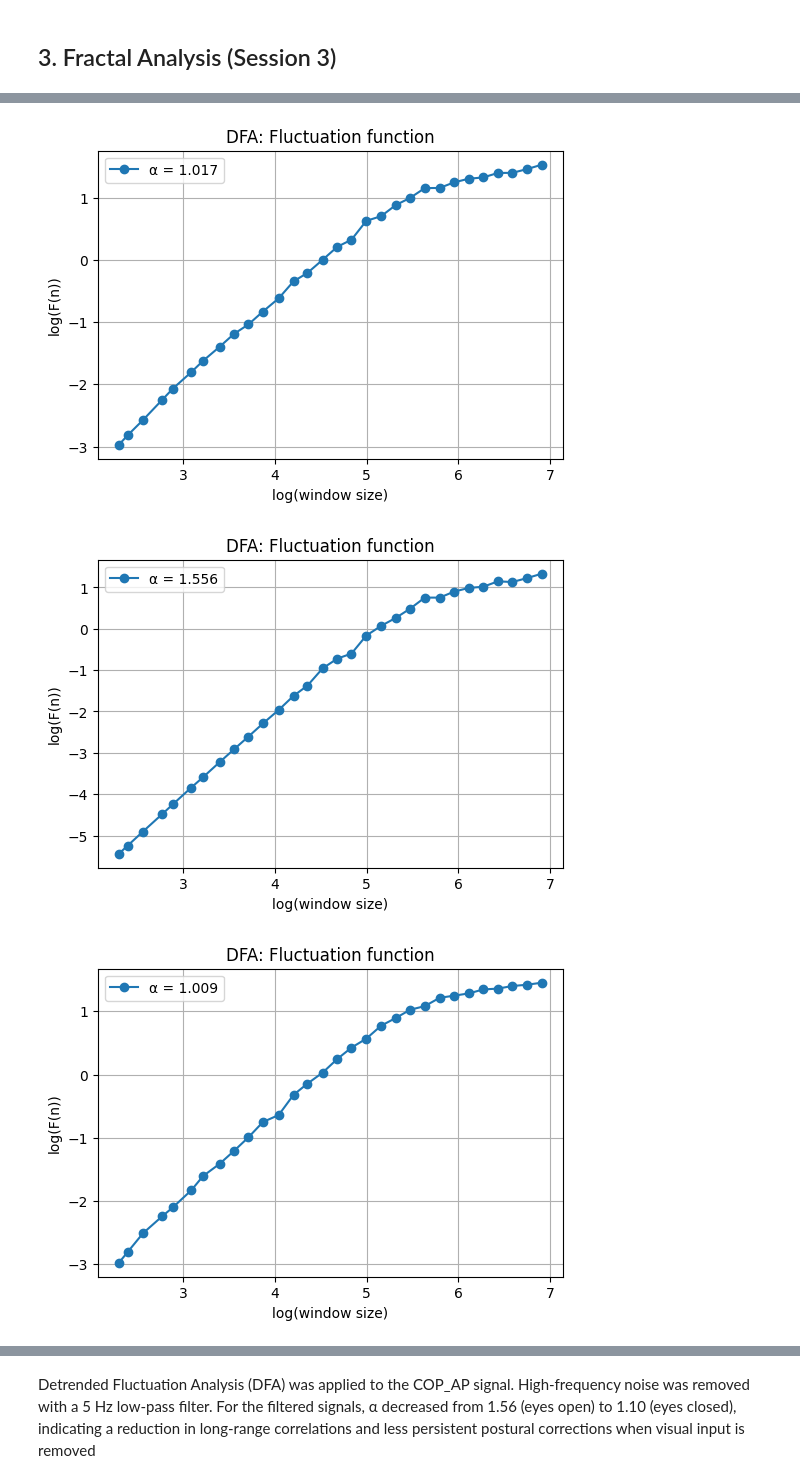
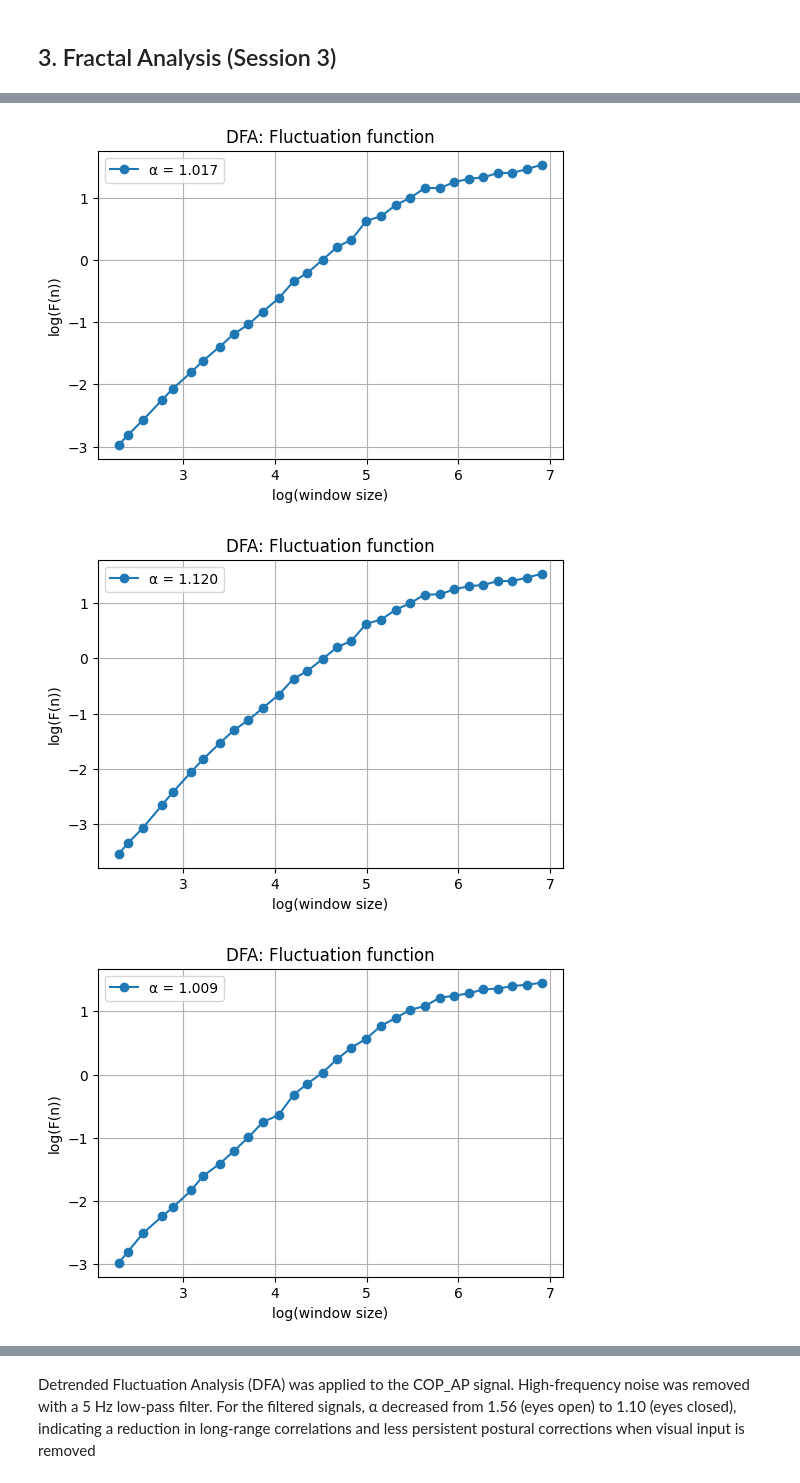
Before and after one commit to TheoLec-student/Time-Series-Analysis-of-Physiological-and-Human-Movement-Data, a Jupyter notebook: main.ipynb, the cells around one changed output, grey strips where cells are left out. Cells and saved outputs as stored; diff of their text form; code cells hidden in the pictures.

```diff
--- a/main.ipynb
+++ b/main.ipynb
@@ -360,6 +361,7 @@ The AR(18) model was selected because it best captures the short-term temporal d
 #Compute and plot Fourier power spectrum
 
 Xfft_open = np.fft.fft(cop_y_open)
+N = len(cop_y_open)
 f = np.linspace(0, fs_open/2, N//2 + 1)
 PSD = (np.abs(Xfft_open[:N//2 + 1])**2) / (N * fs_open)
 plt.figure(figsize=(10, 4))
@@ -372,6 +374,7 @@ plt.tight_layout()
 plt.show()
 
 #Eyes Closed
+N = len(cop_y_close)
 Xfft_close = np.fft.fft(cop_y_close)
 f = np.linspace(0, fs_close/2, N//2 + 1)
 PSD = (np.abs(Xfft_close[:N//2 + 1])**2) / (N * fs_close)
@@ -572,35 +575,35 @@ def dfa(signal, min_window=4, max_window=500, n_windows=20):
     # Linear fit in log-log space
     coeffs = np.polyfit(np.log(n_vals), np.log(F_n), 1)
     alpha = coeffs[0]
 
     # Plot
     plt.figure(figsize=(6,4))
     plt.plot(np.log(n_vals), np.log(F_n), 'o-', label=f'α = {alpha:.3f}')
     plt.xlabel('log(window size)')
     plt.ylabel('log(F(n))')
     plt.title('DFA: Fluctuation function')
     plt.legend()
     plt.grid(True)
     plt.show()
 
     return alpha
 
 
-
+fs = fs_open
 b, a = butter(2, 5, btype='low', fs=fs)
 cop_y_filtered = filtfilt(b, a, cop_y_open)
 alpha_open = dfa(cop_y_open, min_window=10, max_window=1000, n_windows=30)
 alpha_open_filtered = dfa(cop_y_filtered, min_window=10, max_window=1000, n_windows=30)
 
 alpha_close = dfa(cop_y_close, min_window=10, max_window=1000, n_windows=30)
 alpha_close_filtered = dfa(filtered_cop_y_close, min_window=10, max_window=1000, n_windows=30)
 print("DFA α (Eyes Open):", alpha_open)
 print("DFA α (Eyes Open Filtered):", alpha_open_filtered)
 print("DFA α (Eyes Closed):", alpha_close)
 print("DFA α (Eyes Closed Filtered):", alpha_close_filtered)
 # %% [output]
 [figure]
-[figure, old version]
+[figure, new version]
 [figure]
 [figure]
 DFA α (Eyes Open): 1.0171675796617463
```
Also changed, not shown: parts of 7 cells of this notebook, 1 other file.
